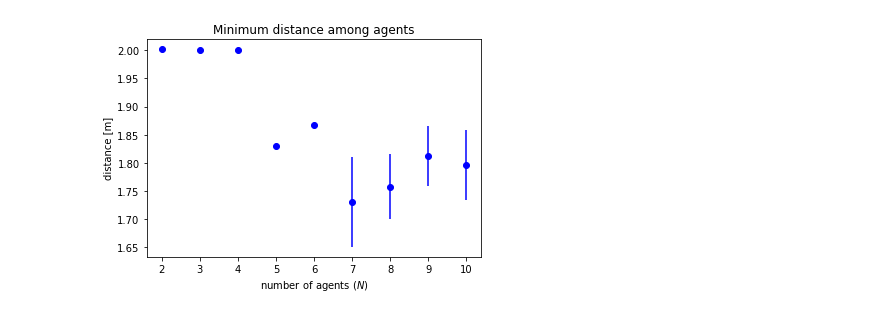
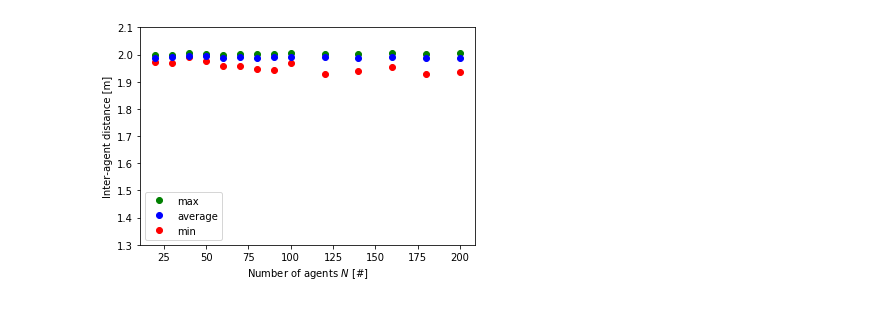
Before and after one commit to EnricaSo/2018_olfatiSaberAnalysis_py, a Jupyter notebook: analyze_responses-N.ipynb, the cells around one changed output. Saved outputs shown, nothing was run; the diff lists cells and outputs as text; code cells hidden in the pictures.

```diff
--- a/analyze_responses-N.ipynb
+++ b/analyze_responses-N.ipynb
@@ -37,18 +98,21 @@ plt.show()
-# %%
-# Plot the distance
-# There is evidence of a constant trend
-
-N = df['N']
-
-fig = plt.figure()
-ax = plt.axes()
-ax.set_xlabel('number of agents ($N$)')
-ax.set_ylabel('distance [m]')
-ax.set_title('Minimum distance among agents')
-
-for k in np.arange(2,11):
-    ax.errorbar(k, np.squeeze(np.asarray(df[df.N==k]['avg_min_d'])), np.squeeze(np.asarray(df[df.N==k]['std_min_d'])), linestyle='None', marker='o', color='b');
-
-plt.show()
-# %% [output]
-[figure, removed]
+# %%
+# Plot the inter-agent distance with min-max
+# for N > 10
+
+fig = plt.figure()
+ax = plt.axes()
+
+plot1, = plt.plot(idx_values, df.ix[idx_list,'min_min_d'],'ro')
+plot2, = plt.plot(idx_values, df.ix[idx_list,'max_min_d'],'go')
+plot3, = plt.plot(idx_values, df.ix[idx_list,'avg_min_d'],'bo')
+
+ax.set_xlabel('Number of agents $N$ [#]')
+ax.set_ylabel('Inter-agent distance [m]')
+ax.legend((plot2, plot3, plot1), ('max', 'average', 'min'))
+
+plt.ylim([1.3,2.1])
+
+plt.savefig('figures/dist_min_max.png', bbox_inches='tight')
+plt.show()
+# %% [output]
+[figure, added]
```
Also changed, not shown: parts of 6 cells of this notebook, 6 other files.
